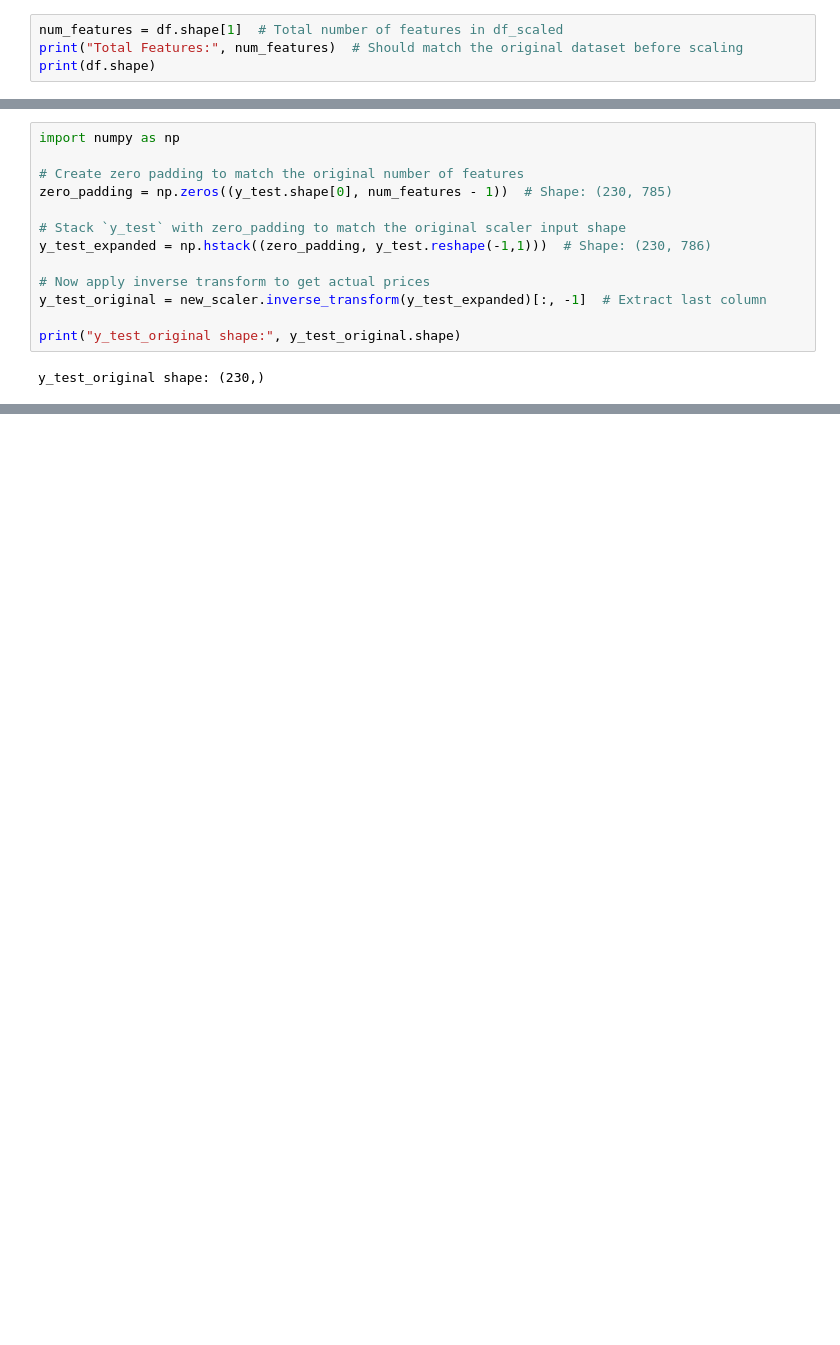
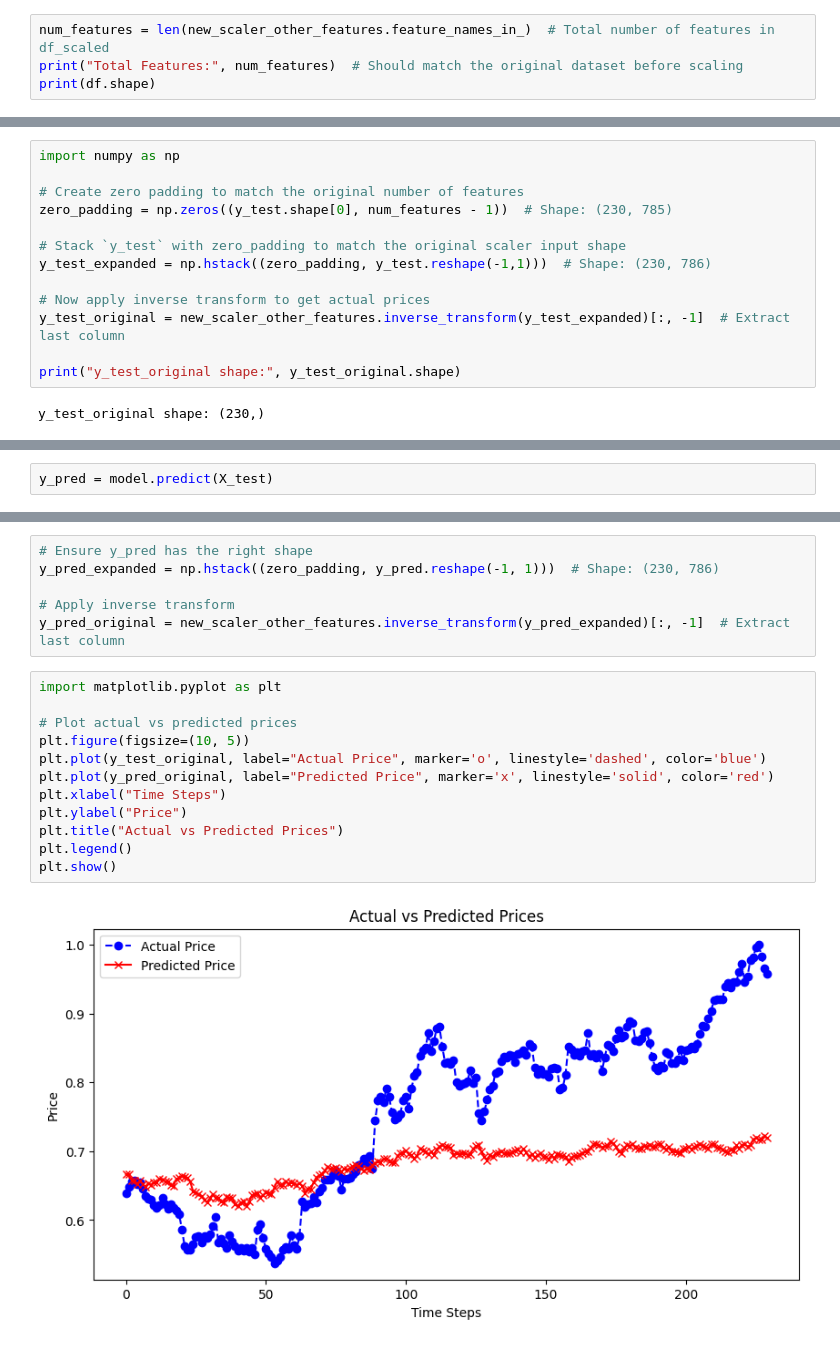
Before and after one commit to Pallavi5775/stock_data_prediction, a Jupyter notebook: model_scaling_sheet.ipynb, the cells around one changed output, grey strips where cells are left out. Drawn from its saved outputs; the diff is of its cells as text; blank space fills up the shorter version.

```diff
--- a/model_scaling_sheet.ipynb
+++ b/model_scaling_sheet.ipynb
@@ -213,5 +309,5 @@ features
 # %%
-num_features = df.shape[1]  # Total number of features in df_scaled
+num_features = len(new_scaler_other_features.feature_names_in_)  # Total number of features in df_scaled
 print("Total Features:", num_features)  # Should match the original dataset before scaling
 print(df.shape)
 # %% [output]
@@ -227,7 +323,7 @@ zero_padding = np.zeros((y_test.shape[0], num_features - 1))  # Shape: (230, 785
 y_test_expanded = np.hstack((zero_padding, y_test.reshape(-1,1)))  # Shape: (230, 786)
 
 # Now apply inverse transform to get actual prices
-y_test_original = new_scaler.inverse_transform(y_test_expanded)[:, -1]  # Extract last column
+y_test_original = new_scaler_other_features.inverse_transform(y_test_expanded)[:, -1]  # Extract last column
 
 print("y_test_original shape:", y_test_original.shape)
 # %% [output]
@@ -245,0 +331,2 @@ plt.show()
+# %%
+y_pred = model.predict(X_test)
@@ -245,0 +335,20 @@ plt.show()
+# %%
+# Ensure y_pred has the right shape
+y_pred_expanded = np.hstack((zero_padding, y_pred.reshape(-1, 1)))  # Shape: (230, 786)
+
+# Apply inverse transform
+y_pred_original = new_scaler_other_features.inverse_transform(y_pred_expanded)[:, -1]  # Extract last column
+# %%
+import matplotlib.pyplot as plt
+
+# Plot actual vs predicted prices
+plt.figure(figsize=(10, 5))
+plt.plot(y_test_original, label="Actual Price", marker='o', linestyle='dashed', color='blue')
+plt.plot(y_pred_original, label="Predicted Price", marker='x', linestyle='solid', color='red')
+plt.xlabel("Time Steps")
+plt.ylabel("Price")
+plt.title("Actual vs Predicted Prices")
+plt.legend()
+plt.show()
+# %% [output]
+[figure, added]
```
Also changed, not shown: parts of 26 cells of this notebook, 3 other files.
